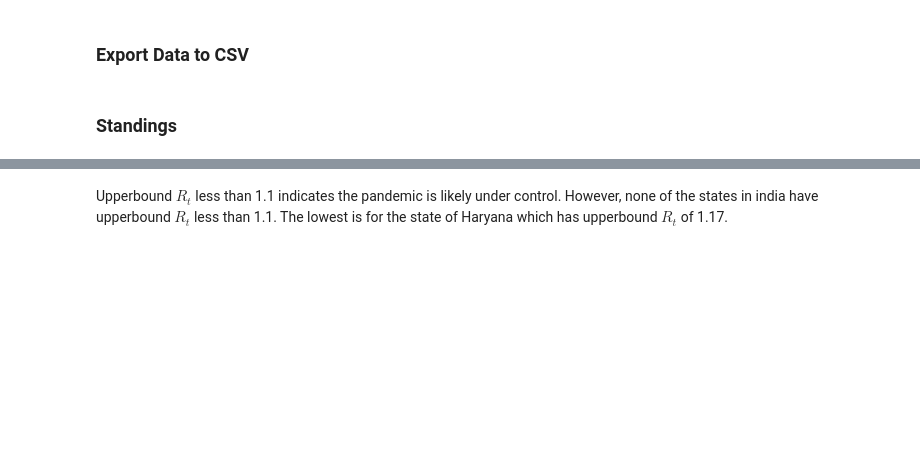
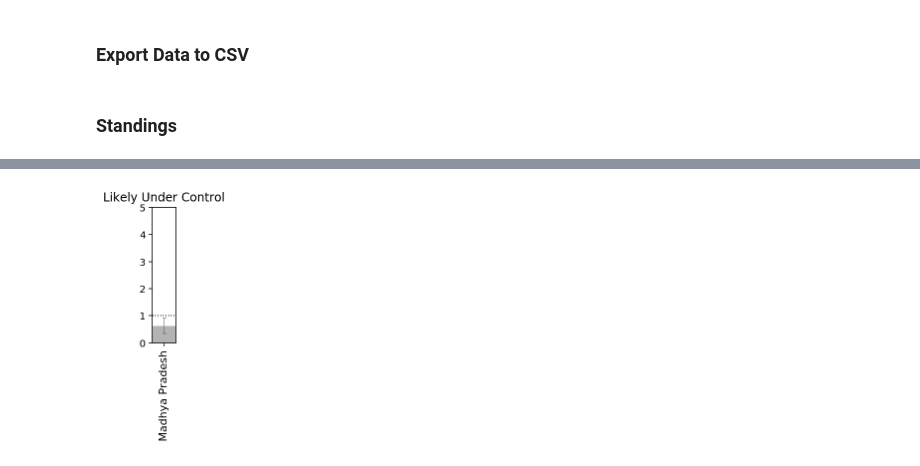
Before and after one commit to kishanmurthy/covid-19, a Jupyter notebook: Realtime R0.ipynb, the cells around one changed output, grey strips where cells are left out. Saved outputs shown, nothing was run; the diff lists cells and outputs as text; code cells hidden in the pictures; blank space fills up the shorter version.

```diff
--- a/Realtime R0.ipynb
+++ b/Realtime R0.ipynb
@@ -585,4 +615,7 @@ plot_standings(mr, figsize=(18,4));
-# %% [markdown]
-Upperbound $R_t$ less than 1.1 indicates the pandemic is likely under control. However, none of the states in india have upperbound $R_t$ less than 1.1. The lowest is for the state of Haryana which has upperbound $R_t$ of 1.17.
+# %%
+show = mr[mr.High.le(1.1)].sort_values('ML')
+fig, ax = plot_standings(show, title='Likely Under Control');
+# %% [output]
+[figure, added]
 # %%
 show = mr[mr.Low.ge(1.05)].sort_values('Low',ascending=False)
```
Also changed, not shown: parts of 17 cells of this notebook.
